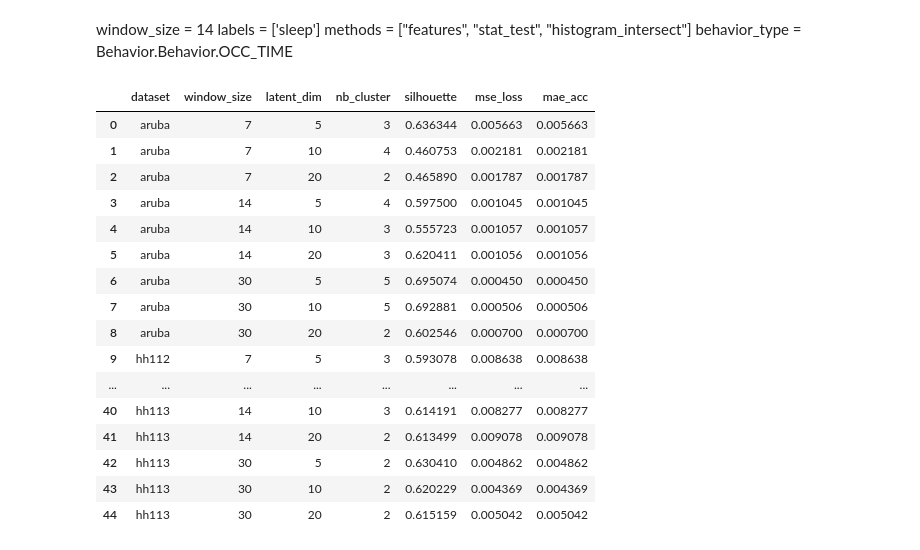
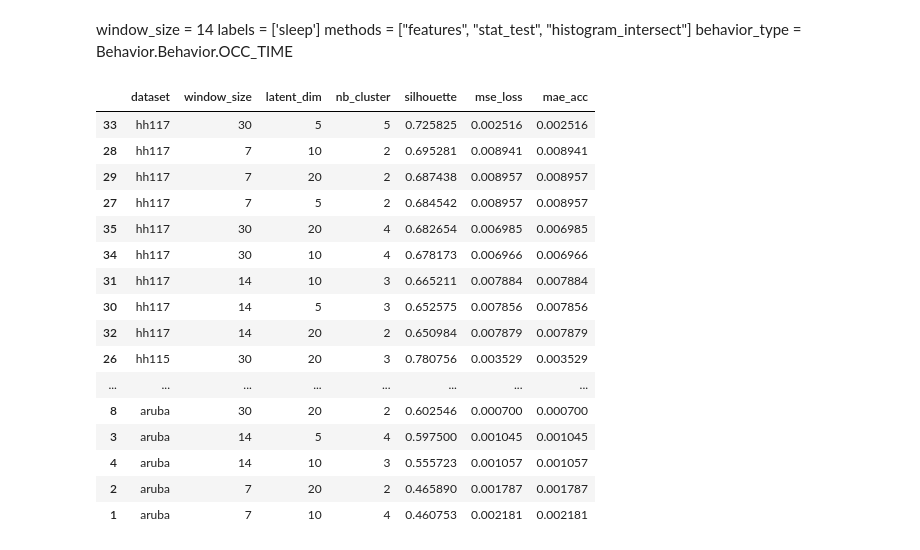
Before and after one commit to CyriacAzefack/Frailty_Box, a Jupyter notebook: Notebooks/Drift Results.ipynb, the cells around one changed output. Cells and saved outputs as stored; diff of their text form; code cells hidden in the pictures.

```diff
--- a/Notebooks/Drift Results.ipynb
+++ b/Notebooks/Drift Results.ipynb
@@ -23,29 +23,29 @@ behavior_type = Behavior.Behavior.OCC_TIME
 # %%
 results = pd.read_csv('../output/real_life_results.csv')
 
 
 # results.columns
 # results.sort_values(['dataset','silhouette'], ascending=False)
 
-results
+results.sort_values(['dataset', 'silhouette'], ascending=False)
 # %% [output]
 |  | dataset | window_size | latent_dim | nb_cluster | silhouette | mse_loss | mae_acc |
-| 0 | aruba | 7 | 5 | 3 | 0.636344 | 0.005663 | 0.005663 |
-| 1 | aruba | 7 | 10 | 4 | 0.460753 | 0.002181 | 0.002181 |
-| 2 | aruba | 7 | 20 | 2 | 0.465890 | 0.001787 | 0.001787 |
+| 33 | hh117 | 30 | 5 | 5 | 0.725825 | 0.002516 | 0.002516 |
+| 28 | hh117 | 7 | 10 | 2 | 0.695281 | 0.008941 | 0.008941 |
+| 29 | hh117 | 7 | 20 | 2 | 0.687438 | 0.008957 | 0.008957 |
+| 27 | hh117 | 7 | 5 | 2 | 0.684542 | 0.008957 | 0.008957 |
+| 35 | hh117 | 30 | 20 | 4 | 0.682654 | 0.006985 | 0.006985 |
+| 34 | hh117 | 30 | 10 | 4 | 0.678173 | 0.006966 | 0.006966 |
+| 31 | hh117 | 14 | 10 | 3 | 0.665211 | 0.007884 | 0.007884 |
+| 30 | hh117 | 14 | 5 | 3 | 0.652575 | 0.007856 | 0.007856 |
+| 32 | hh117 | 14 | 20 | 2 | 0.650984 | 0.007879 | 0.007879 |
+| 26 | hh115 | 30 | 20 | 3 | 0.780756 | 0.003529 | 0.003529 |
+| ... | ... | ... | ... | ... | ... | ... | ... |
+| 8 | aruba | 30 | 20 | 2 | 0.602546 | 0.000700 | 0.000700 |
 | 3 | aruba | 14 | 5 | 4 | 0.597500 | 0.001045 | 0.001045 |
 | 4 | aruba | 14 | 10 | 3 | 0.555723 | 0.001057 | 0.001057 |
-| 5 | aruba | 14 | 20 | 3 | 0.620411 | 0.001056 | 0.001056 |
-| 6 | aruba | 30 | 5 | 5 | 0.695074 | 0.000450 | 0.000450 |
-| 7 | aruba | 30 | 10 | 5 | 0.692881 | 0.000506 | 0.000506 |
-| 8 | aruba | 30 | 20 | 2 | 0.602546 | 0.000700 | 0.000700 |
-| 9 | hh112 | 7 | 5 | 3 | 0.593078 | 0.008638 | 0.008638 |
-| ... | ... | ... | ... | ... | ... | ... | ... |
-| 40 | hh113 | 14 | 10 | 3 | 0.614191 | 0.008277 | 0.008277 |
-| 41 | hh113 | 14 | 20 | 2 | 0.613499 | 0.009078 | 0.009078 |
-| 42 | hh113 | 30 | 5 | 2 | 0.630410 | 0.004862 | 0.004862 |
-| 43 | hh113 | 30 | 10 | 2 | 0.620229 | 0.004369 | 0.004369 |
-| 44 | hh113 | 30 | 20 | 2 | 0.615159 | 0.005042 | 0.005042 |
+| 2 | aruba | 7 | 20 | 2 | 0.465890 | 0.001787 | 0.001787 |
+| 1 | aruba | 7 | 10 | 4 | 0.460753 | 0.002181 | 0.002181 |
 # %%
 # Add dataset details
 dataset_details = pd.read_csv('../input/dataset_details.csv')
```
Also changed, not shown: parts of 8 cells of this notebook, 44 other files.
